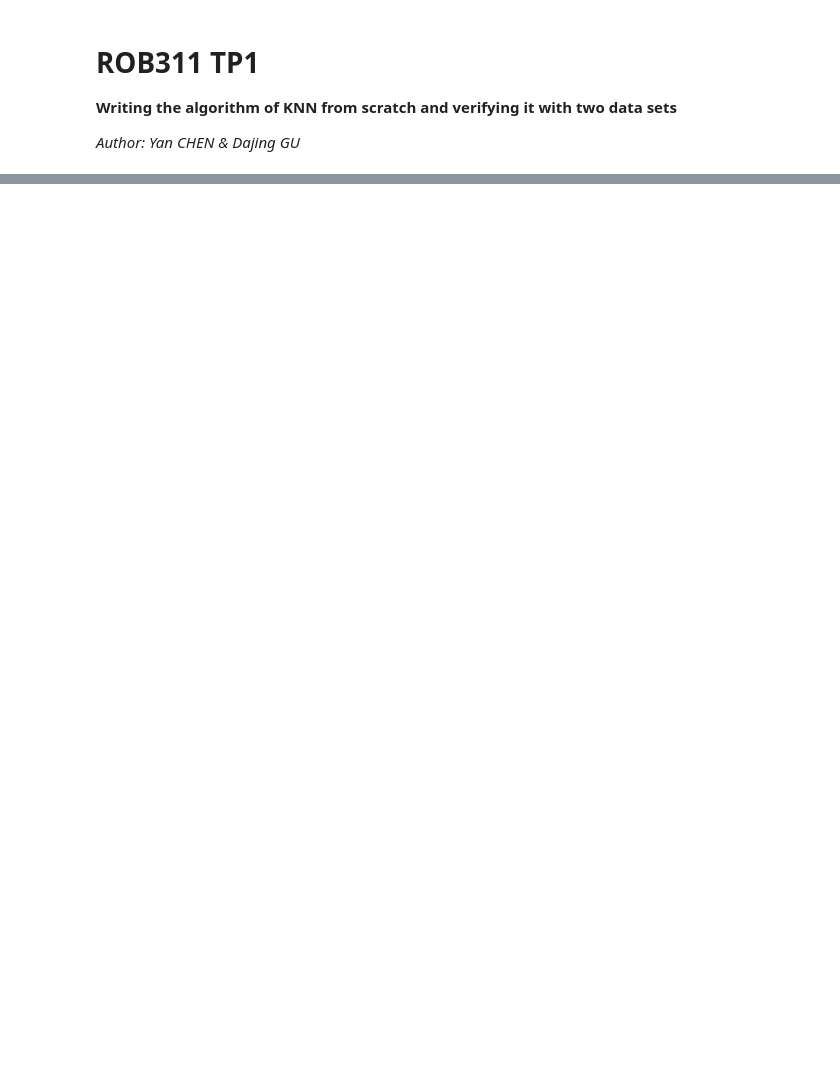
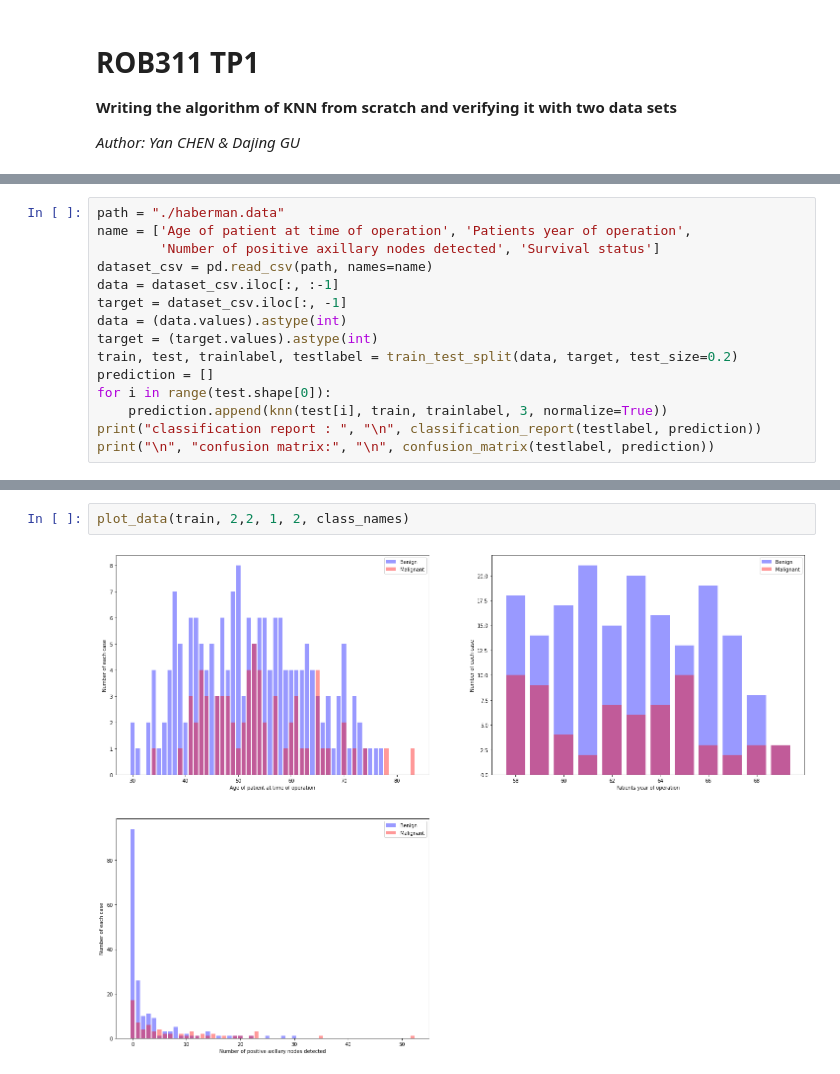
Before and after one commit to PPatrickGU/ROB311, a Jupyter notebook: TP1_KNN.ipynb, the cells around one changed output, grey strips where cells are left out. Cells and saved outputs as stored; diff of their text form; blank space fills up the shorter version.

```diff
--- a/TP1_KNN.ipynb
+++ b/TP1_KNN.ipynb
@@ -200,0 +218,15 @@ Normalized confusion matrix
+# %%
+path = "./haberman.data"
+name = ['Age of patient at time of operation', 'Patients year of operation',
+        'Number of positive axillary nodes detected', 'Survival status']
+dataset_csv = pd.read_csv(path, names=name)
+data = dataset_csv.iloc[:, :-1]
+target = dataset_csv.iloc[:, -1]
+data = (data.values).astype(int)
+target = (target.values).astype(int)
+train, test, trainlabel, testlabel = train_test_split(data, target, test_size=0.2)
+prediction = []
+for i in range(test.shape[0]):
+    prediction.append(knn(test[i], train, trainlabel, 3, normalize=True))
+print("classification report : ", "\n", classification_report(testlabel, prediction))
+print("\n", "confusion matrix:", "\n", confusion_matrix(testlabel, prediction))
@@ -200,0 +248,4 @@ Normalized confusion matrix
+# %%
+plot_data(train, 2,2, 1, 2, class_names)
+# %% [output]
+[figure, added]
```
Also changed, not shown: parts of 19 cells of this notebook.
